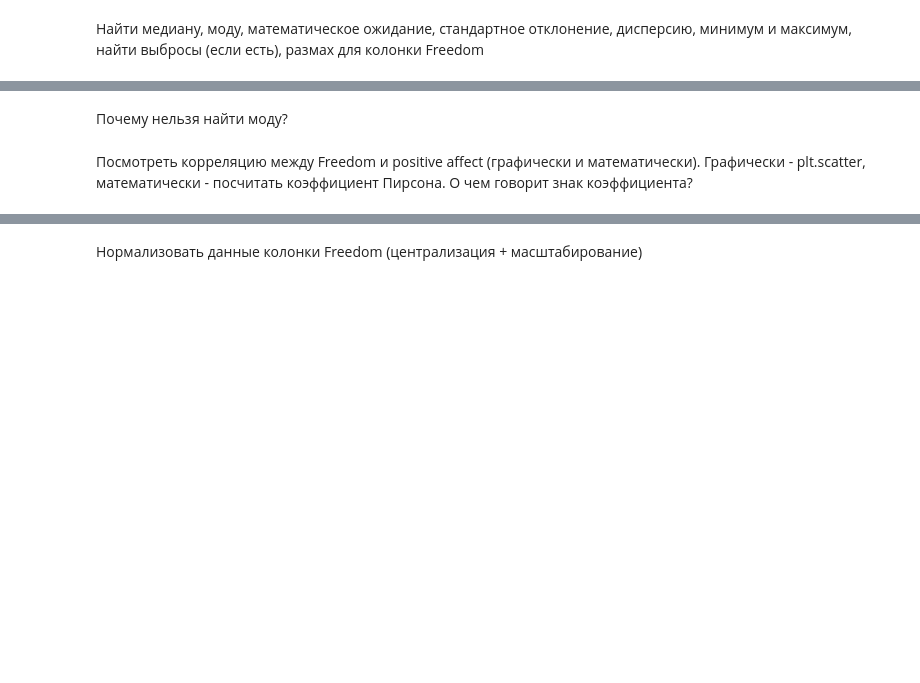
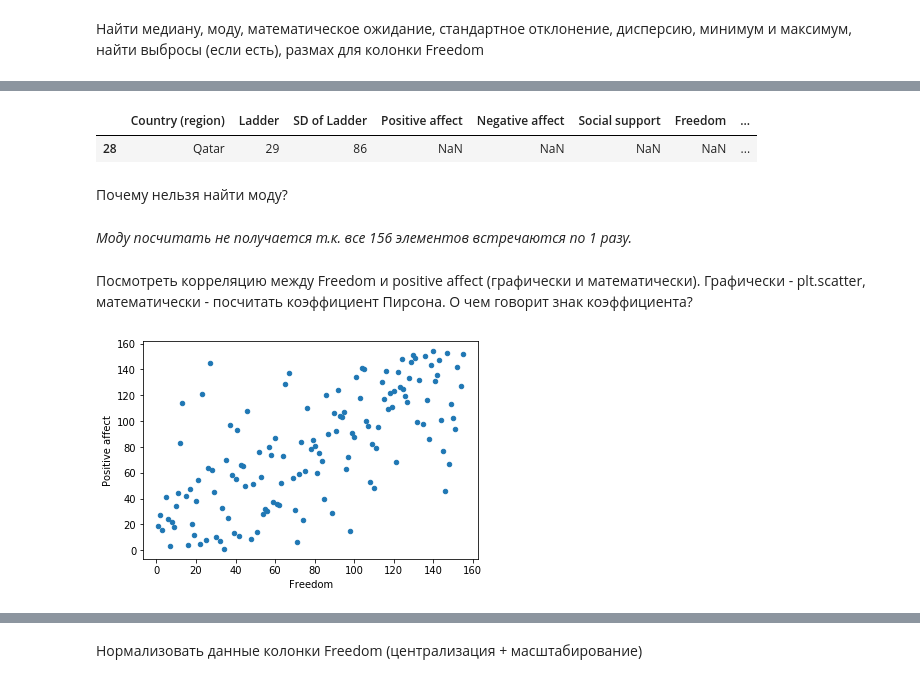
Before and after one commit to tadoran/netology_pyda, a Jupyter notebook: dz_1.ipynb, the cells around one changed output, grey strips where cells are left out. Cells and saved outputs as stored; diff of their text form; code cells hidden in the pictures; blank space fills up the shorter version.

```diff
--- a/dz_1.ipynb
+++ b/dz_1.ipynb
@@ -42,4 +94,17 @@ The World Happiness Report is a landmark survey of the state of global happiness
+# %%
+df[freedom.isnull()]
+# Катар - выброс.
+# %% [output]
+|  | Country (region) | Ladder | SD of Ladder | Positive affect | Negative affect | Social support | Freedom | ... |
+| 28 | Qatar | 29 | 86 | NaN | NaN | NaN | NaN | ... |
 # %% [markdown]
 Почему нельзя найти моду?
+# %% [markdown]
+*Моду посчитать не получается т.к. все 156 элементов встречаются по 1 разу.*
 # %% [markdown]
 Посмотреть корреляцию между Freedom и positive affect (графически и математически). Графически - plt.scatter, математически - посчитать коэффициент Пирсона. О чем говорит знак коэффициента?
+# %%
+df.dropna().plot(x="Freedom", y="Positive affect", kind="scatter")
+plt.show()
+# %% [output]
+[figure, added]
```
Also changed, not shown: parts of 29 cells of this notebook, 1 other file.
